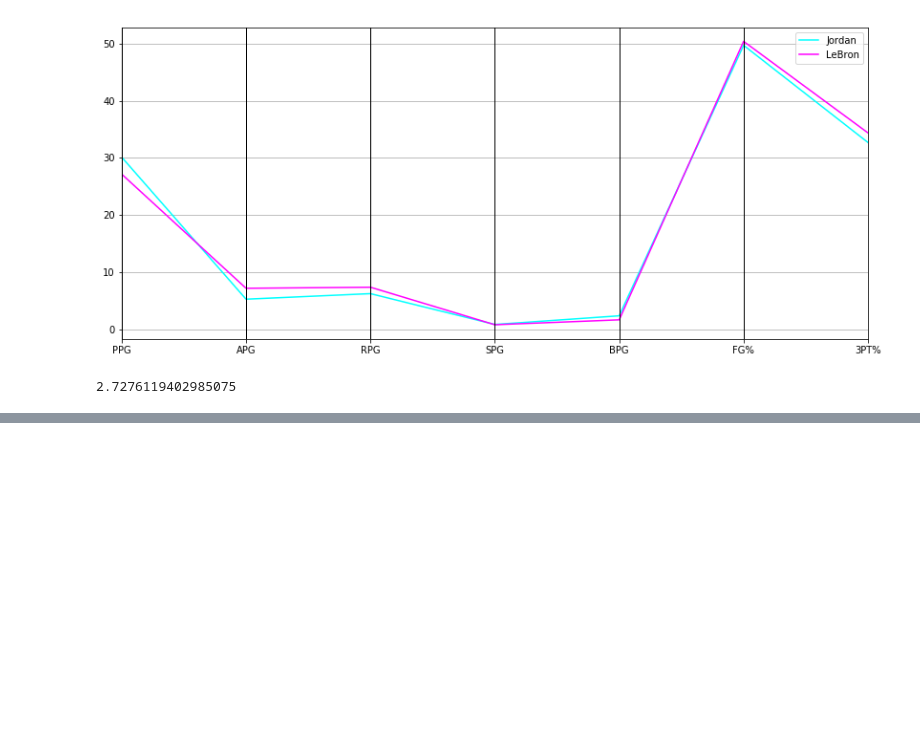
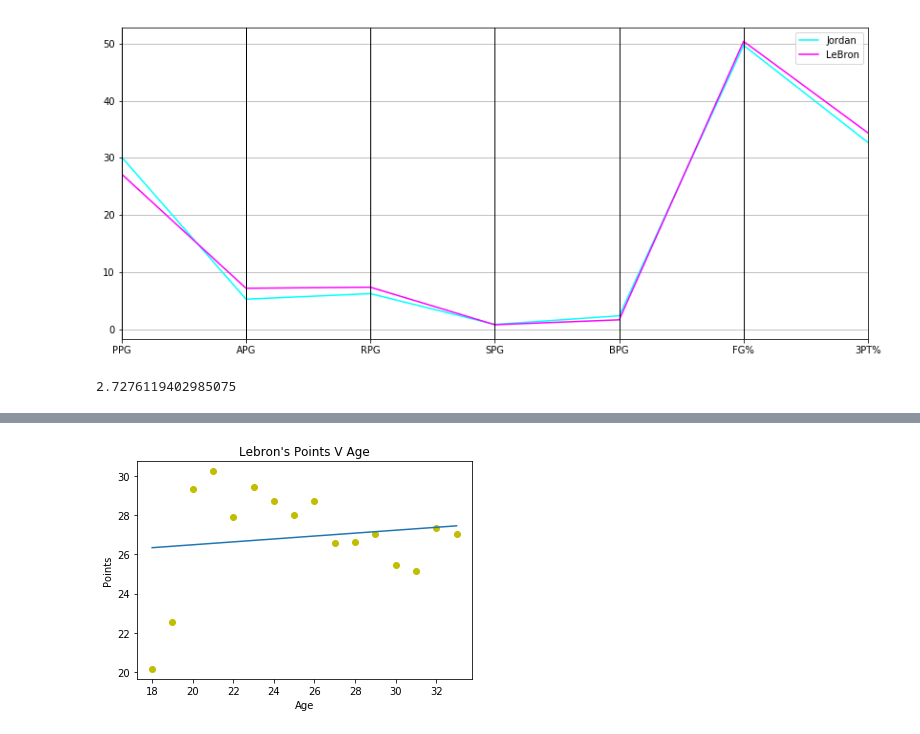
Before and after one commit to bradleyLandicho/symmetrical-waffle, a Jupyter notebook: LebronVJordan.ipynb, the cells around one changed output, grey strips where cells are left out. Cells and saved outputs as stored; diff of their text form; code cells hidden in the pictures; blank space fills up the shorter version.

```diff
--- a/LebronVJordan.ipynb
+++ b/LebronVJordan.ipynb
@@ -88,0 +137,17 @@ plt.show()
+# %%
+L_ages = [int(age) for age in LeBron.age]
+L_pts = [pt for pt in LeBron.pts]
+LeBron_age_pt_df = pd.DataFrame()
+LeBron_age_pt_df["age"] = L_ages
+LeBron_age_pt_df["pts"] = L_pts
+
+L_ages = [age for age in set(LeBron_age_pt_df["age"])]
+L_ages.sort()
+L_pts = []
+
+for age in L_ages:
+    L_pts.append(LeBron_age_pt_df[LeBron_age_pt_df["age"]==age].mean()["pts"])
+LeBron_mean_age_pt_df = pd.DataFrame()
+LeBron_mean_age_pt_df["age"] = L_ages
+LeBron_mean_age_pt_df["pts"] = L_pts
+LeBron_mean_age_pt_df
@@ -88,0 +208,13 @@ plt.show()
+# %%
+fit = np.polyfit(LeBron_mean_age_pt_df.age,LeBron_mean_age_pt_df.pts,1)
+fit_fn = np.poly1d(fit)
+
+plt.plot(LeBron_mean_age_pt_df.age,LeBron_mean_age_pt_df.pts, 'yo', LeBron_mean_age_pt_df.age, fit_fn(LeBron_mean_age_pt_df.age))
+
+plt.title("Lebron's Points V Age")
+plt.ylabel('Points')
+plt.xlabel("Age")
+plt.show()
+#p-value too high
+# %% [output]
+[figure, added]
```
Also changed, not shown: parts of 13 cells of this notebook.
